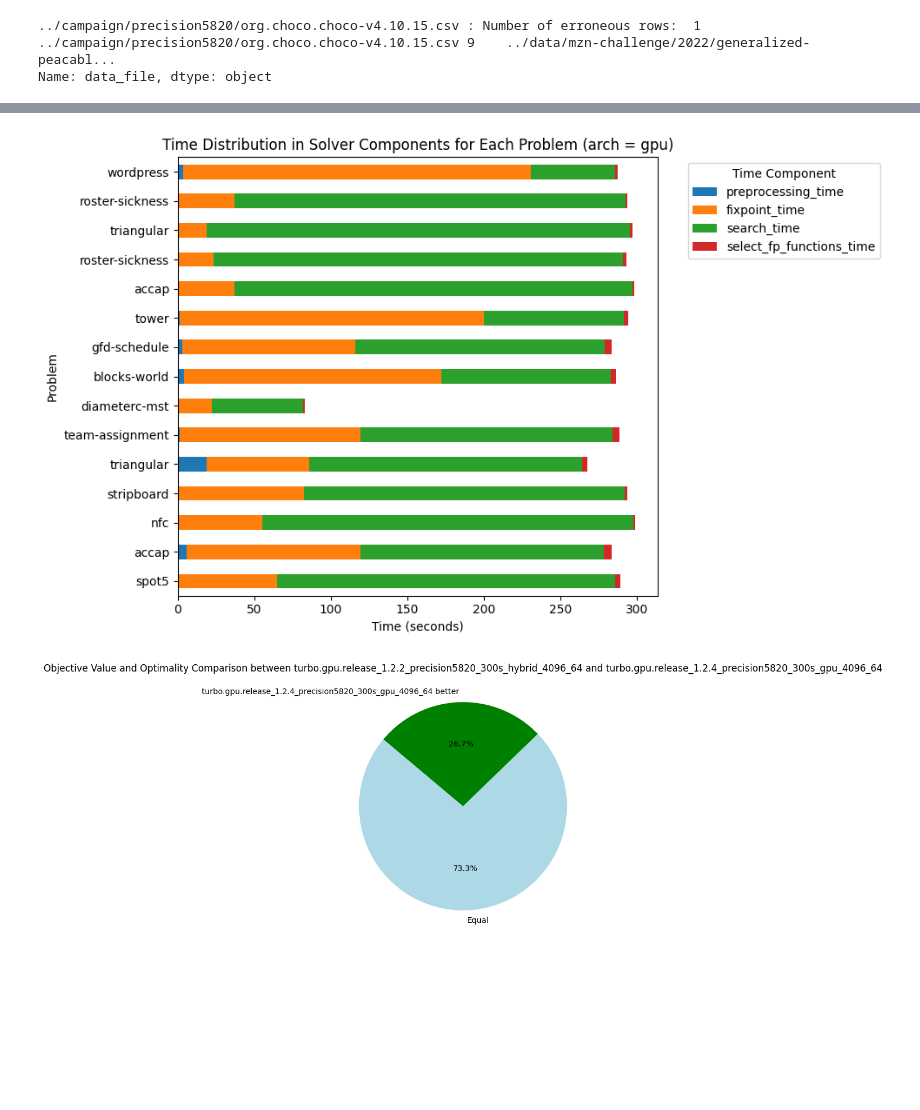
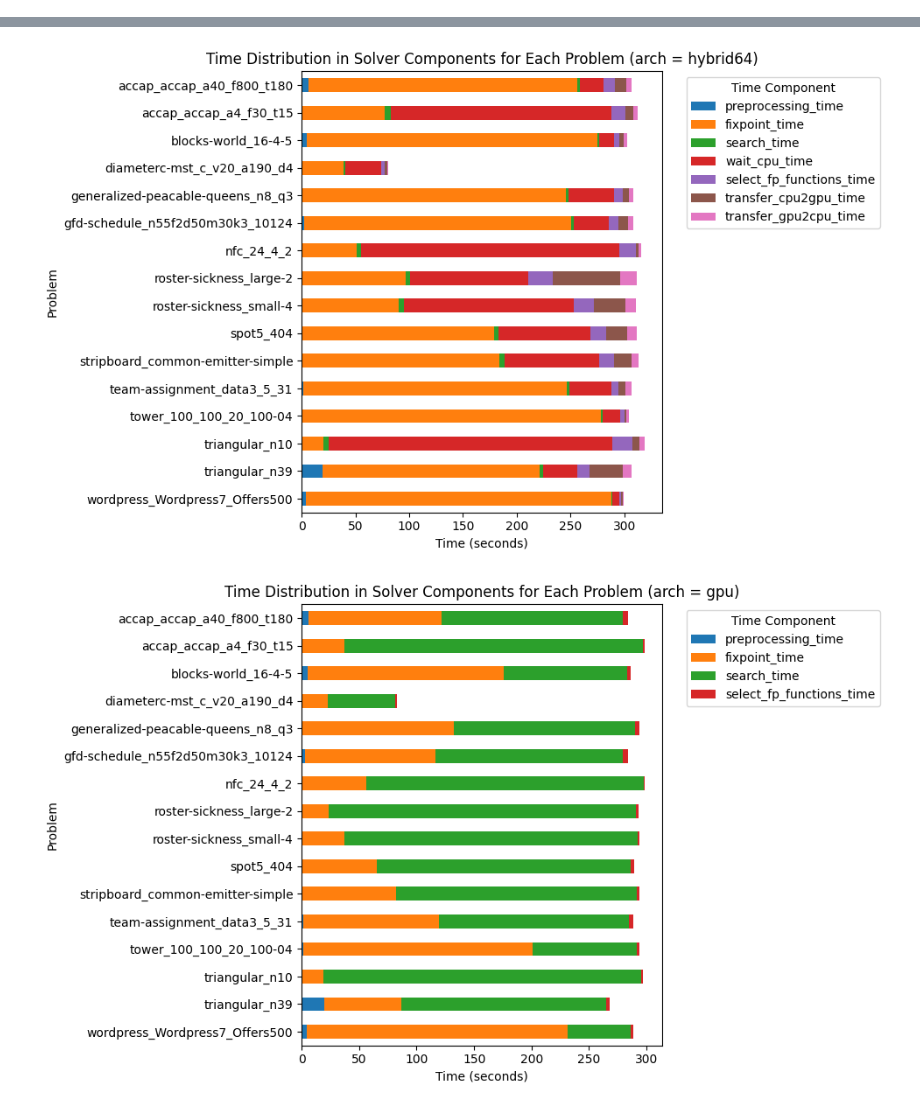
Before and after one commit to lattice-land/bench, a Jupyter notebook: benchmarks/analyzing/analysis.ipynb, the cells around one changed output, grey strips where cells are left out. Drawn from its saved outputs; the diff is of its cells as text; code cells hidden in the pictures; blank space fills up the shorter version.

Commit message:
Add benchmarks on RTX A5000 for multiple versions of Turbo.

```diff
--- a/benchmarks/analyzing/analysis.ipynb
+++ b/benchmarks/analyzing/analysis.ipynb
@@ -9,21 +9,23 @@ importlib.reload(analysis)
 pd.options.mode.copy_on_write = True
 
 df = analysis.read_experiments([
-  "../campaign/precision5820/com.google.ortools.sat-v9.9.csv",
+  # "../campaign/precision5820/com.google.ortools.sat-v9.9.csv",
   # "../campaign/precision5820/com.google.ortools.sat.noglobal-v9.9.csv",
-  "../campaign/precision5820/com.google.ortools.sat-v9.9-par.csv",
+  # "../campaign/precision5820/com.google.ortools.sat-v9.9-par.csv",
   # "../campaign/precision5820/org.choco.choco-v4.10.15-java11.csv",
   # "../campaign/precision5820/org.choco.choco-v4.10.15-par-java11.csv",
-  "../campaign/precision5820/org.choco.choco-v4.10.15.csv",
-  "../campaign/precision5820/org.choco.choco-v4.10.15-par.csv",
+  # "../campaign/precision5820/org.choco.choco-v4.10.15.csv",
+  # "../campaign/precision5820/org.choco.choco-v4.10.15-par.csv",
   # "../campaign/precision5820/turbo.gpu.release-v1.1.7-A5000.csv",
   "../campaign/precision5820/turbo.gpu.release-v1.2.0.csv",
-  "../campaign/precision5820/turbo.cpu.release-v1.2.0.csv",
-  # "../campaign/precision5820/turbo.gpu.release-v1.2.1.csv",
+  # "../campaign/precision5820/turbo.cpu.release-v1.2.0.csv",
+  "../campaign/precision5820/turbo.gpu.release-v1.2.1.csv",
   "../campaign/precision5820/turbo.gpu.release-v1.2.2.csv",
-  # "../campaign/helios/turbo.gpu.release-v1.2.2.csv",
-  # "../campaign/helios/turbo.gpu.release-v1.2.3.csv",
+  "../campaign/precision5820/turbo.gpu.release-v1.2.3.csv",
+  "../campaign/helios/turbo.gpu.release-v1.2.2.csv",
+  "../campaign/helios/turbo.gpu.release-v1.2.3.csv",
   "../campaign/precision5820/turbo.gpu.release-v1.2.4.csv"
+  # "../campaign/precision5820/turbo.cpu.release-v1.2.4.csv"
 ])
 # df.to_csv("test.csv", index=False)
 # df = df[~(df['problem'] == "rcpsp")]
@@ -35,21 +37,31 @@ df = df[df['uid'] != "turbo.gpu.release_1.2.0_precision5820_300s_gpu_4096_64_glo
 
 df = analysis.intersect(df)
 
+# analysis.show_problem_table(df[df['uid'] == "turbo.gpu.release_1.2.4_precision5820_300s_hybrid_4096_128"])
+
 analysis.plot_overall_result(df)
 # display(HTML(analysis.metrics_table(df[df['mzn_solver'].str.startswith("turbo")]).to_html()))
 metrics = analysis.metrics_table(df)
 display(HTML(metrics.to_html()))
-sorted_metrics = metrics.sort_values(by=['problem_optimal', 'problem_sat', 'avg_nodes_per_second', 'version'], ascending=[False, False, False, True])
-print(sorted_metrics[['short_uid','avg_nodes_per_second','problem_optimal', 'problem_sat', 'problem_unknown']].to_markdown(index=False))
+# sorted_metrics = metrics.sort_values(by=['problem_optimal', 'problem_sat', 'avg_nodes_per_second', 'version'], ascending=[False, False, False, True])
+# print(sorted_metrics[['short_uid','avg_nodes_per_second','problem_optimal', 'problem_sat', 'problem_unknown']].to_markdown(index=False))
 
-analysis.plot_time_distribution("hybrid", df[df['uid'] == "turbo.gpu.release_1.2.4_precision5820_300s_hybrid_4096_128"])
+analysis.plot_time_distribution("hybrid128", df[df['uid'] == "turbo.gpu.release_1.2.4_precision5820_300s_hybrid_4096_128"])
+analysis.plot_time_distribution("hybrid64", df[df['uid'] == "turbo.gpu.release_1.2.4_precision5820_300s_hybrid_4096_64"])
 analysis.plot_time_distribution("gpu", df[df['uid'] == "turbo.gpu.release_1.2.4_precision5820_300s_gpu_4096_64"])
 
-# analysis.comparison_table_md(df, "turbo.gpu.release_1.2.0_precision5820_300s_4096_64_256", "turbo.gpu.release_1.2.1_precision5820_300s_4096_64_256")
-# analysis.comparison_table_md(df, "turbo.gpu.release_1.2.1_precision5820_300s_4096_64_256", "turbo.gpu.release_1.2.2_precision5820_300s_4096_64_256")
-# analysis.comparison_table_md(df, "turbo.gpu.release_1.2.0_precision5820_300s_4096_64_256", "turbo.gpu.release_1.2.2_precision5820_300s_4096_64_256")
-# analysis.comparison_table_md(df, "turbo.gpu.release_1.1.7_precision5820_300s_4096_64_256", "turbo.gpu.release_1.2.0_precision5820_300s_4096_64_256")
-# analysis.comparison_table_md(df, "turbo.gpu.release_1.2.0_precision5820_300s_4096_64_256", "turbo.cpu.release_1.2.0_precision5820_300s")
+# analysis.comparison_table_md(df, "turbo.gpu.release_1.2.0_precision5820_300s_gpu_4096_64", "turbo.gpu.release_1.2.2_precision5820_300s_hybrid_4096_64")
+# analysis.comparison_table_md(df, "turbo.gpu.release_1.2.0_precision5820_300s_gpu_4096_64", "turbo.gpu.release_1.2.2_precision5820_300s_hybrid_4096_128")
+# analysis.comparison_table_md(df, "turbo.gpu.release_1.2.2_precision5820_300s_hybrid_4096_64", "turbo.gpu.release_1.2.3_precision5820_300s_hybrid_4096_64")
+# analysis.comparison_table_md(df, "turbo.gpu.release_1.2.2_precision5820_300s_hybrid_4096_128", "turbo.gpu.release_1.2.3_precision5820_300s_hybrid_4096_128")
+# analysis.comparison_table_md(df, "turbo.gpu.release_1.2.2_precision5820_300s_hybrid_4096_64", "turbo.gpu.release_1.2.2_helios_300s_hybrid_4096_132")
+# analysis.comparison_table_md(df, "turbo.gpu.release_1.2.2_helios_300s_hybrid_4096_132", "turbo.gpu.release_1.2.2_helios_300s_hybrid_4096_264")
+# analysis.comparison_table_md(df, "turbo.gpu.release_1.2.2_precision5820_300s_hybrid_4096_64", "turbo.gpu.release_1.2.2_precision5820_300s_hybrid_4096_128")
+# analysis.comparison_table_md(df, "turbo.gpu.release_1.2.2_helios_300s_hybrid_4096_264", "turbo.gpu.release_1.2.3_helios_300s_hybrid_4096_264")
+# analysis.comparison_table_md(df, "turbo.gpu.release_1.2.3_precision5820_300s_hybrid_4096_64", "turbo.gpu.release_1.2.4_precision5820_300s_hybrid_4096_64")
+# analysis.comparison_table_md(df, "turbo.gpu.release_1.2.3_precision5820_300s_hybrid_4096_128", "turbo.gpu.release_1.2.4_precision5820_300s_hybrid_4096_128")
+# analysis.comparison_table_md(df, "turbo.cpu.release_1.2.0_precision5820_300s_cpu", "turbo.cpu.release_1.2.4_precision5820_300s_cpu")
+analysis.comparison_table_md(df, "turbo.gpu.release_1.2.0_precision5820_300s_gpu_4096_64_noatomics", "turbo.gpu.release_1.2.4_precision5820_300s_gpu_4096_64")
 
 # print(analysis.list_problem_where_leq(df, "nodes", "turbo.gpu.release_1.2.0_precision5820_300s_4096_64_256", "turbo.gpu.release_1.2.1_precision5820_300s_4096_64_1024"))
 
@@ -58,30 +70,18 @@ analysis.plot_time_distribution("gpu", df[df['uid'] == "turbo.gpu.release_1.2.4_
 # p = analysis.compare_solvers_pie_chart(df, "turbo.gpu.release_1.2.0_precision5820_300s_4096_64_256", "turbo.gpu.release_1.2.2_precision5820_300s_4096_64_256")
 # print(p[p['Comparison'] == 'turbo.gpu.release_1.1.7_precision5820_300s_4096_64_256 better'])
 
-# _ = analysis.compare_solvers_pie_chart(df, "com.google.ortools.sat_9.9_precision5820_300s", "com.google.ortools.sat.noglobal_9.9_precision5820_300s")
-# _ = analysis.compare_solvers_pie_chart(df, "com.google.ortools.sat_9.9_precision5820_300s", "com.google.ortools.sat_9.9_precision5820_300s_20threads")
-# _ = analysis.compare_solvers_pie_chart(df, "turbo.cpu.release_1.2.0_precision5820_300s", "org.choco.choco_4.10.15_precision5820_300s")
-# _ = analysis.compare_solvers_pie_chart(df, "turbo.cpu.release_1.2.0_precision5820_300s", "turbo.gpu.release_1.2.0_precision5820_300s_4096_64_256")
-# _ = analysis.compare_solvers_pie_chart(df, "turbo.gpu.release_1.2.0_precision5820_300s_4096_64_256_noatomics", "org.choco.choco_4.10.15_precision5820_300s")
-# _ = analysis.compare_solvers_pie_chart(df, "turbo.gpu.release_1.2.0_precision5820_300s_4096_64_256", "org.choco.choco_4.10.15_precision5820_300s")
-# _ = analysis.compare_solvers_pie_chart(df, "turbo.gpu.release_1.2.0_precision5820_300s_4096_64_256", "org.choco.choco_4.10.15_precision5820_300s_20threads")
-# _ = analysis.compare_solvers_pie_chart(df, "org.choco.choco_4.10.15_precision5820_300s", "com.google.ortools.sat_9.9_precision5820_300s")
-# _ = analysis.compare_solvers_pie_chart(df, "org.choco.choco_4.10.15_precision5820_300s_20threads", "com.google.ortools.sat_9.9_precision5820_300s_20threads")
 # p = analysis.compare_solvers_pie_chart(df, "turbo.gpu.release_1.2.0_precision5820_300s_4096_64_256", "com.google.ortools.sat_9.9_precision5820_300s")
 # print(p[p['Comparison'] == 'turbo.gpu.release_1.2.0_precision5820_300s_4096_64_256 better'])
-# _ = analysis.compare_solvers_pie_chart(df, "turbo.gpu.release_1.2.0_precision5820_300s_4096_64_256", "com.google.ortools.sat_9.9_precision5820_300s_20threads")
-# _ = analysis.compare_solvers_pie_chart(df, "turbo.gpu.release_1.2.0_precision5820_4096_64_256", "turbo.cpu.release_1.2.0_precision5820")
-# _ = analysis.compare_solvers_pie_chart(df, "turbo.gpu.release_1.2.2_precision5820_300s_4096_64_256", "turbo.gpu.release_1.2.3_helios_300s_4096_132_256")
-_ = analysis.compare_solvers_pie_chart(df, "turbo.gpu.release_1.2.2_precision5820_300s_hybrid_4096_64", "turbo.gpu.release_1.2.4_precision5820_300s_gpu_4096_64")
-_ = analysis.compare_solvers_pie_chart(df, "turbo.gpu.release_1.2.2_precision5820_300s_hybrid_4096_64", "turbo.gpu.release_1.2.4_precision5820_300s_hybrid_4096_128")
-_ = analysis.compare_solvers_pie_chart(df, "turbo.gpu.release_1.2.4_precision5820_300s_gpu_4096_64", "turbo.gpu.release_1.2.4_precision5820_300s_hybrid_4096_128")
-# _ = analysis.compare_solvers_pie_chart(df, "turbo.gpu.release_1.2.2_helios_300s_4096_132_256", "turbo.gpu.release_1.2.3_helios_300s_4096_132_256")
-# _ = analysis.compare_solvers_pie_chart(df, "turbo.gpu.release_1.2.3_helios_300s_4096_132_256", "org.choco.choco_4.10.15_precision5820_300s")
+# _ = analysis.compare_solvers_pie_chart(df, "turbo.gpu.release_1.2.0_precision5820_300s_gpu_4096_64", "turbo.gpu.release_1.2.2_precision5820_300s_hybrid_4096_64")
+# _ = analysis.compare_solvers_pie_chart(df, "turbo.gpu.release_1.2.0_precision5820_300s_gpu_4096_64", "turbo.gpu.release_1.2.2_precision5820_300s_hybrid_4096_128")
+# _ = analysis.compare_solvers_pie_chart(df, "turbo.gpu.release_1.2.2_precision5820_300s_hybrid_4096_64", "turbo.gpu.release_1.2.3_precision5820_300s_hybrid_4096_64")
+# _ = analysis.compare_solvers_pie_chart(df, "turbo.gpu.release_1.2.0_precision5820_300s_gpu_4096_64", "turbo.gpu.release_1.2.3_precision5820_300s_hybrid_4096_128")
+# _ = analysis.compare_solvers_pie_chart(df, "turbo.gpu.release_1.2.2_helios_300s_hybrid_4096_132", "turbo.gpu.release_1.2.2_helios_300s_hybrid_4096_264")
+# _ = analysis.compare_solvers_pie_chart(df, "turbo.gpu.release_1.2.2_helios_300s_hybrid_4096_264", "turbo.gpu.release_1.2.3_helios_300s_hybrid_4096_264")
+_ = analysis.compare_solvers_pie_chart(df, "turbo.gpu.release_1.2.3_precision5820_300s_hybrid_4096_128", "turbo.gpu.release_1.2.4_precision5820_300s_hybrid_4096_128")
+_ = analysis.compare_solvers_pie_chart(df, "turbo.gpu.release_1.2.3_precision5820_300s_hybrid_4096_64", "turbo.gpu.release_1.2.4_precision5820_300s_hybrid_4096_64")
 
 
 # df[(df['uid'] == "turbo.gpu.release_1.2.0_precision5820_300s_4096_64_256") & (df['memory_configuration'] != "global") & (df['eps_num_subproblems'] == 4096)]
 # df[(df['mzn_solver'] == "turbo.gpu.release") & (df['problem'] == "nfc") & (df['eps_num_subproblems'] == 4096)]
 # %% [output]
-../campaign/precision5820/org.choco.choco-v4.10.15.csv : Number of erroneous rows:  1
-../campaign/precision5820/org.choco.choco-v4.10.15.csv 9    ../data/mzn-challenge/2022/generalized-peacabl...
-Name: data_file, dtype: object
@@ -115,2 +106,2 @@ Name: data_file, dtype: object
-[figure, old version]
+[figure, new version]
-[figure, old version]
+[figure, new version]
```
Also changed, not shown: parts of 1 cell of this notebook, 16 other files.
